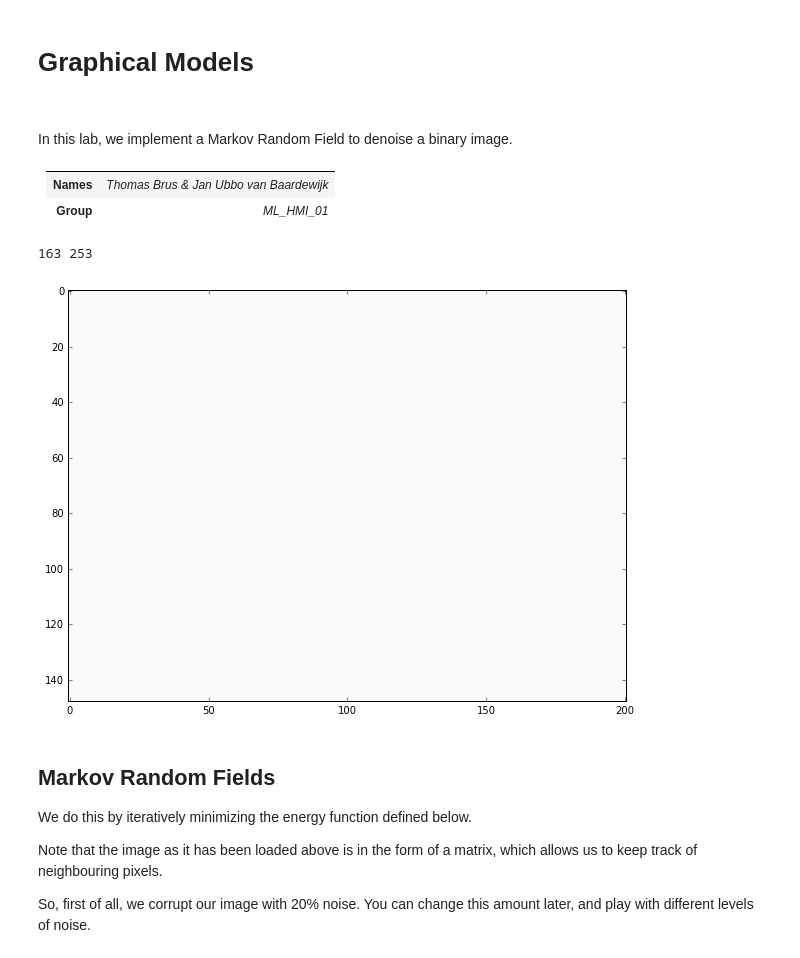
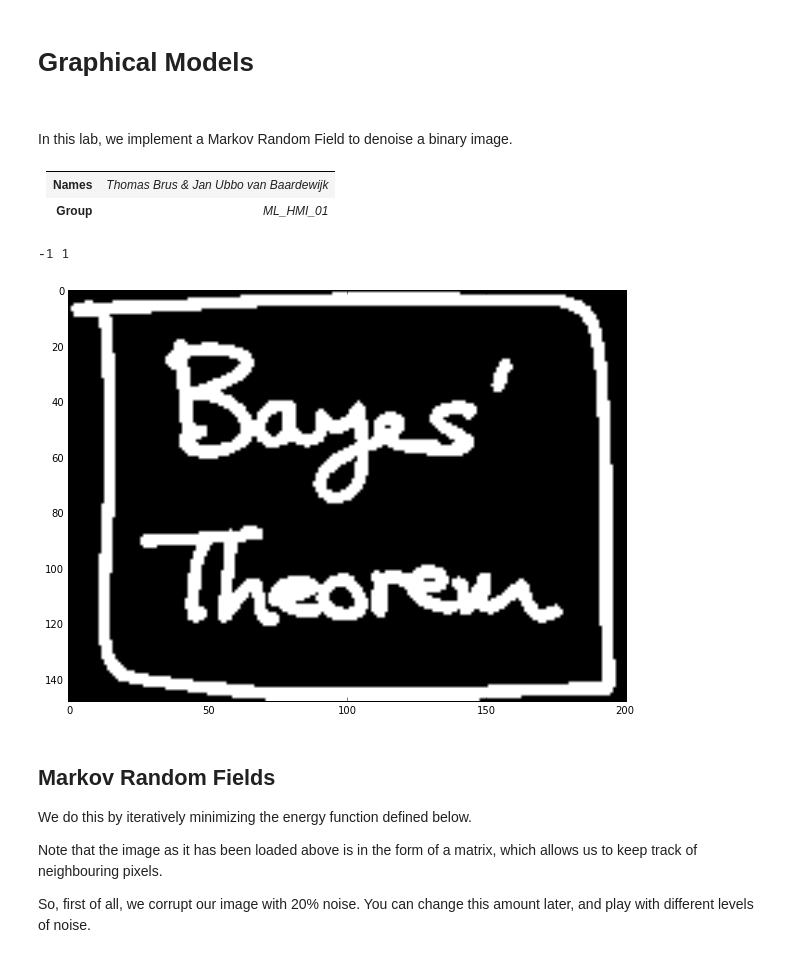
Before and after one commit to thomasbrus/machine-learning, a Jupyter notebook: advanced/practicum/week-1/lab-1.ipynb, the cells around one changed output. Drawn from its saved outputs; the diff is of its cells as text; code cells hidden in the pictures.

```diff
--- a/advanced/practicum/week-1/lab-1.ipynb
+++ b/advanced/practicum/week-1/lab-1.ipynb
@@ -15,29 +15,29 @@ In this lab, we implement a Markov Random Field to denoise a binary image.
 # %%
 %matplotlib inline
 import numpy as np
 import scipy.stats as st
 import scipy.ndimage as ndim
 import matplotlib.pyplot as plt
 import operator
 import pylab
 
 pylab.rcParams['figure.figsize'] = (10.0, 8.0)
 
 # Read in the data:
 im = ndim.imread("figure.png")[3:-3,3:-3]-1 # Remove the bor
-im = -1 + 2 * im
+im = -1 + 2 * (im[:,:,1] / 253)
 
 print im.min(), im.max()
 plt.imshow(im, cmap="bone")
 
 def corrupt(im,pFlip = 50):  # Flip one in [pFlip] pixels
     for r in range(im.shape[0]):
         for c in range(im.shape[1]):
             if np.random.randint(pFlip):
                 im[r,c] = -im[r,c]
 # %% [output]
-163 253
+-1 1
-[figure, old version]
+[figure, new version]
 # %% [markdown]
 ## Markov Random Fields
 
```
Also changed, not shown: parts of 9 cells of this notebook.
